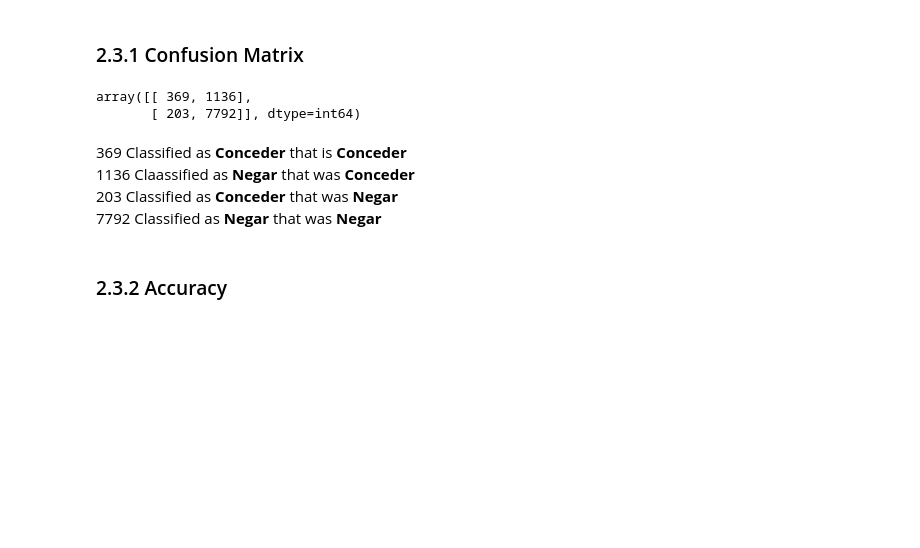
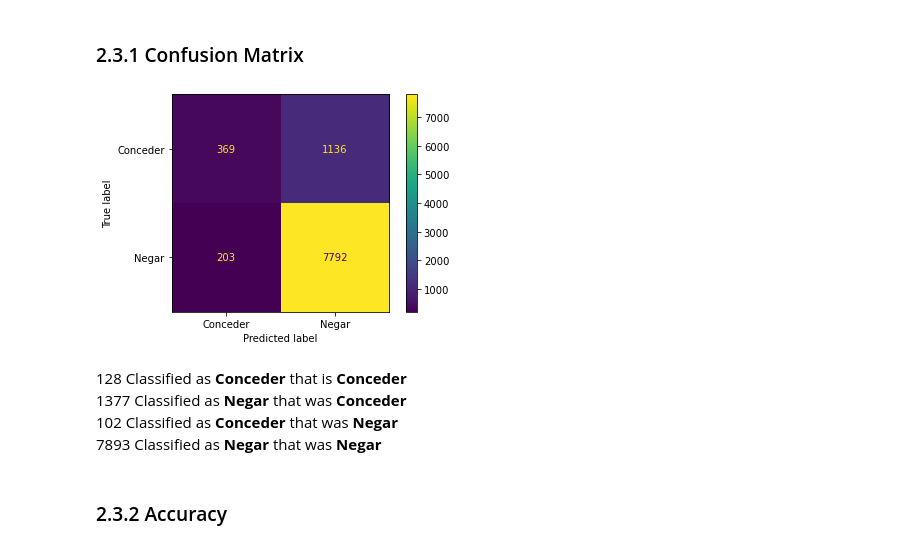
Before and after one commit to andrearaujo111/fundamentos-machine-learning, a Jupyter notebook: notebooks/01_knn.ipynb, the cells around one changed output. Drawn from its saved outputs; the diff is of its cells as text; code cells hidden in the pictures; blank space fills up the shorter version.

```diff
--- a/notebooks/supervised_learning.ipynb
+++ b/notebooks/01_knn.ipynb
@@ -87,15 +87,17 @@ df1
 ### 2.3.1 Confusion Matrix
 # %%
 # Confusion matrix
-metrics.confusion_matrix(y_train, y_pred)
+matrix =  metrics.confusion_matrix(y_train, y_pred)
+matrix_display = metrics.ConfusionMatrixDisplay(confusion_matrix = matrix, display_labels=['Conceder', 'Negar'])
+matrix_display.plot()
+plt.show()
 # %% [output]
-array([[ 369, 1136],
-       [ 203, 7792]], dtype=int64)
+[figure, added]
 # %% [markdown]
-369  Classified as **Conceder** that is **Conceder**
-1136 Claassified as **Negar** that was **Conceder**
-203 Classified as **Conceder** that was **Negar**
-7792 Classified as **Negar** that was **Negar**
+128  Classified as **Conceder** that is **Conceder**
+1377 Classified as **Negar** that was **Conceder**
+102 Classified as **Conceder** that was **Negar**
+7893 Classified as **Negar** that was **Negar**
 # %% [markdown]
 ### 2.3.2 Accuracy
 # %%
```
Also changed, not shown: parts of 6 cells of this notebook, 1 other file.
